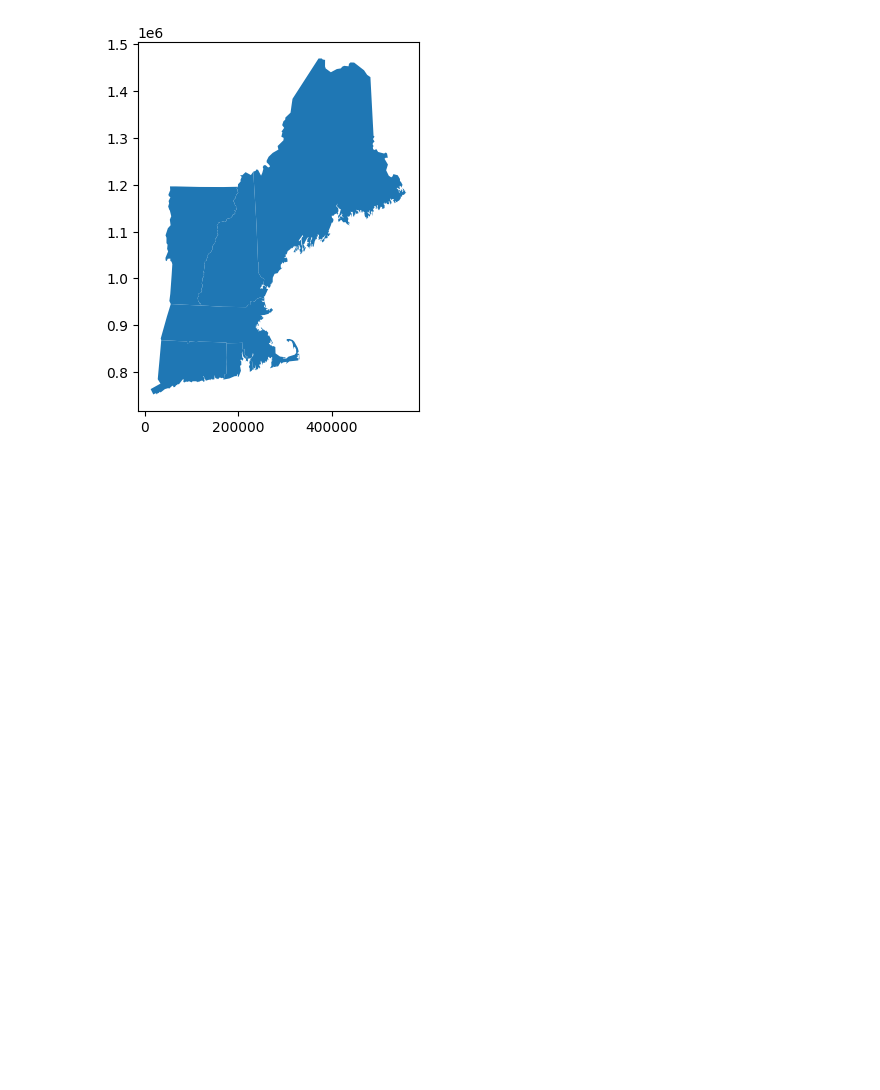
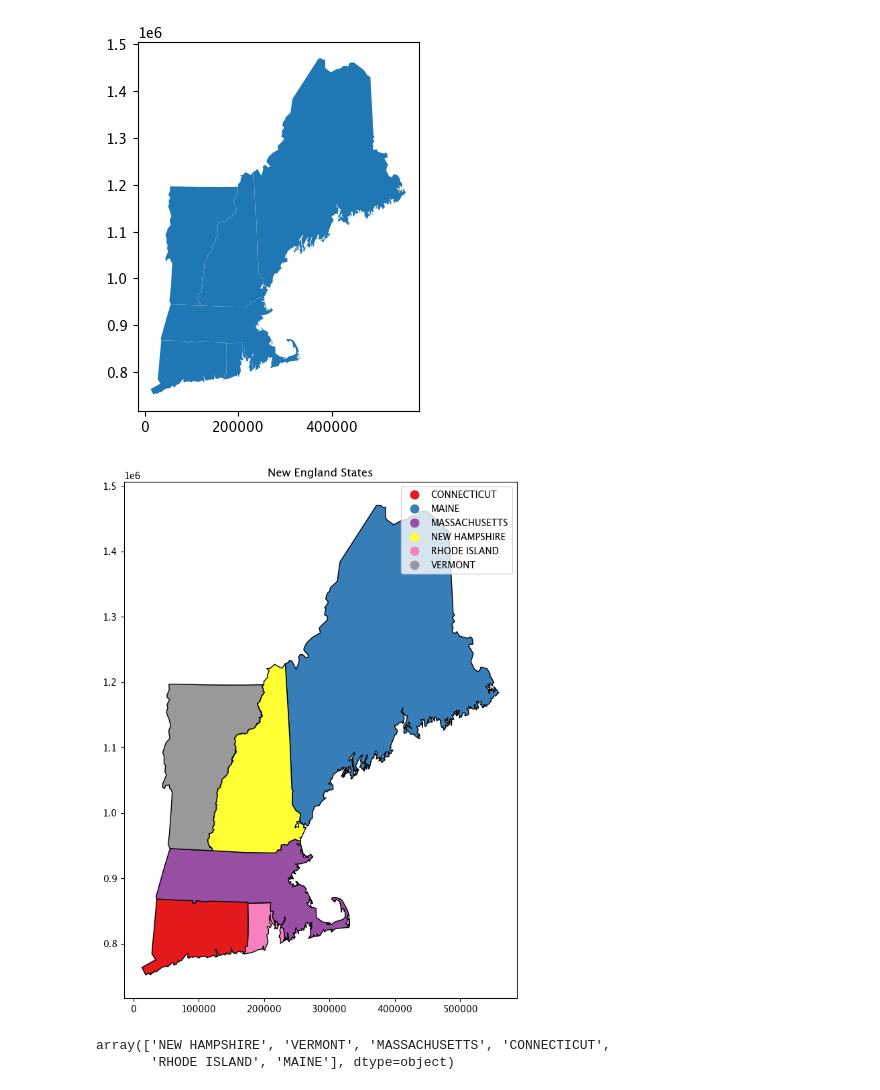
Before and after one commit to AtulAravindDas/NEWISE_GIS, a Jupyter notebook: new_england_maps.ipynb, the cells around one changed output. Drawn from its saved outputs; the diff is of its cells as text; code cells hidden in the pictures; blank space fills up the shorter version.

```diff
--- a/new_england_maps.ipynb
+++ b/new_england_maps.ipynb
@@ -22,3 +24,17 @@ plt.show()
 3  POLYGON ((35747.43 868247.5, 72026.89 866261.0...
 4  POLYGON ((222557.08 828638.5, 221663.02 827490...
 [figure]
+# %%
+new_england = new_england.dissolve(by='NAME', aggfunc='first').reset_index()
+fig,ax=plt.subplots(figsize=(12, 10))
+
+new_england.plot(ax=ax,column='NAME',cmap='Set1',edgecolor='black',legend=True)
+plt.title('New England States')
+plt.show()
+# %% [output]
+[figure, added]
+# %%
+new_england['NAME'].unique()
+# %% [output]
+array(['NEW HAMPSHIRE', 'VERMONT', 'MASSACHUSETTS', 'CONNECTICUT',
+       'RHODE ISLAND', 'MAINE'], dtype=object)
```
Also changed, not shown: parts of 5 cells of this notebook.
